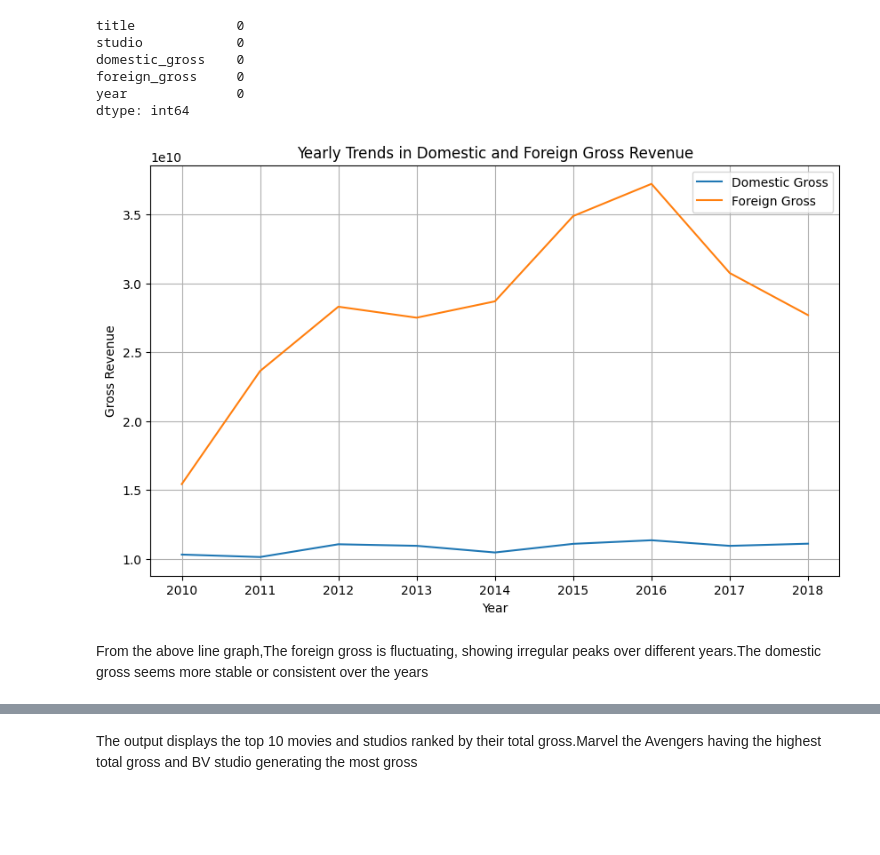
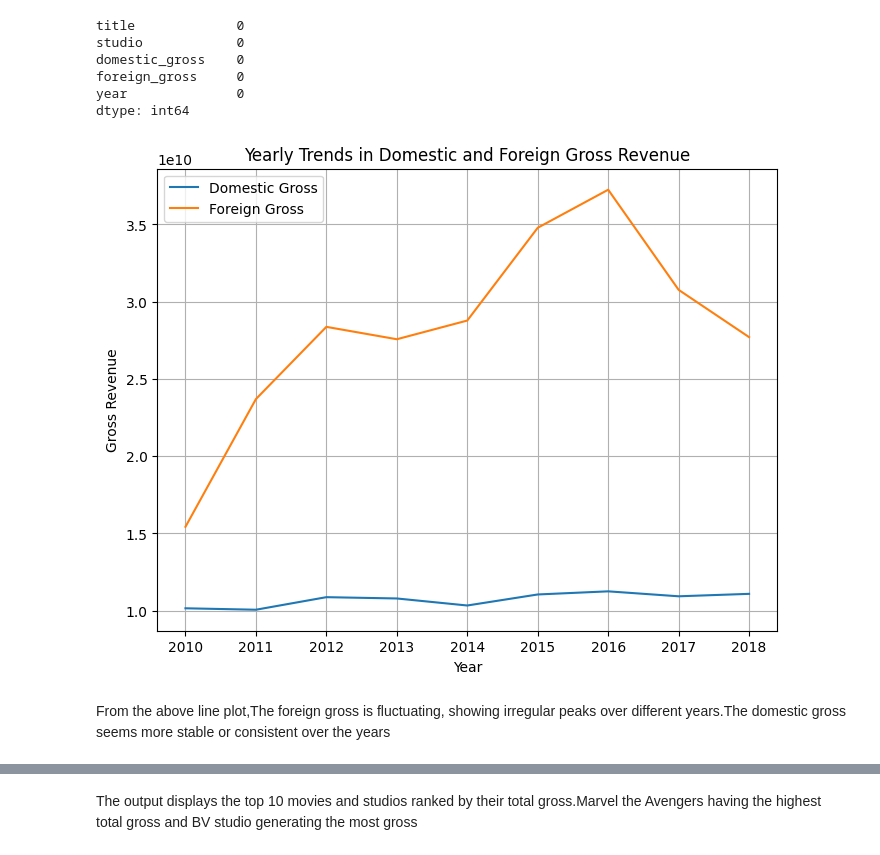
Before and after one commit to neyyah/dsc-phase-1-project-v2-4, a Jupyter notebook: student.ipynb, the cells around one changed output, grey strips where cells are left out. Saved outputs shown, nothing was run; the diff lists cells and outputs as text; code cells hidden in the pictures; blank space fills up the shorter version.

```diff
--- a/student.ipynb
+++ b/student.ipynb
@@ -540,7 +557,7 @@ year                 0
 dtype: int64
 # %%
 # Drop rows with missing values in the 'studio' and 'domestic_gross' column
-bom_movie_gross.dropna(subset=['studio'], inplace=True)
+bom_movie_gross.dropna(subset=['studio','domestic_gross'] , inplace=True)
 bom_movie_gross.head()
 # %% [output]
 |  | title | studio | domestic_gross | foreign_gross | year |
@@ -552,6 +569,6 @@ bom_movie_gross.head()
 # %%
 # Convert 'foreign_gross' column to numeric type
-bom_movie_gross['foreign_gross'] = pd.to_numeric(bom_movie_gross['foreign_gross'])
+bom_movie_gross['foreign_gross'] = bom_movie_gross['foreign_gross'].str.replace(',', '').astype(float)
 
 # Replace missing values in 'foreign_gross' with its mean
 mean_foreign_gross = bom_movie_gross['foreign_gross'].mean()
@@ -586,27 +603,27 @@ dtype: int64
 # %%
 #performing EDA on Box Office Mojo dataset
 # Group data by 'year' and calculate the sum of 'domestic_gross' and 'foreign_gross'
 yearly_gross = bom_movie_gross.groupby('year')[['domestic_gross', 'foreign_gross']].sum()
 
 # Plotting the trends for domestic and foreign gross over the years
-plt.figure(figsize=(10, 6))
+plt.figure(figsize=(8, 6))
 
 # Line plot for domestic gross
 plt.plot(yearly_gross.index, yearly_gross['domestic_gross'], label='Domestic Gross')
 
 # Line plot for foreign gross
 plt.plot(yearly_gross.index, yearly_gross['foreign_gross'], label='Foreign Gross')
 
 plt.title('Yearly Trends in Domestic and Foreign Gross Revenue')
 plt.xlabel('Year')
 plt.ylabel('Gross Revenue')
 plt.legend()
 plt.grid(True)
 plt.show()
 # %% [output]
-[figure, old version]
+[figure, new version]
 # %% [markdown]
-From the above line graph,The foreign gross is fluctuating, showing irregular peaks over different years.The domestic gross seems more stable or consistent over the years
+From the above line plot,The foreign gross is fluctuating, showing irregular peaks over different years.The domestic gross seems more stable or consistent over the years
 # %%
 # Group data by 'title' and calculate the sum of 'domestic_gross' and 'foreign_gross'
 movie_gross = bom_movie_gross.groupby('title')[['domestic_gross', 'foreign_gross']].sum()
```
Also changed, not shown: parts of 41 cells of this notebook.
